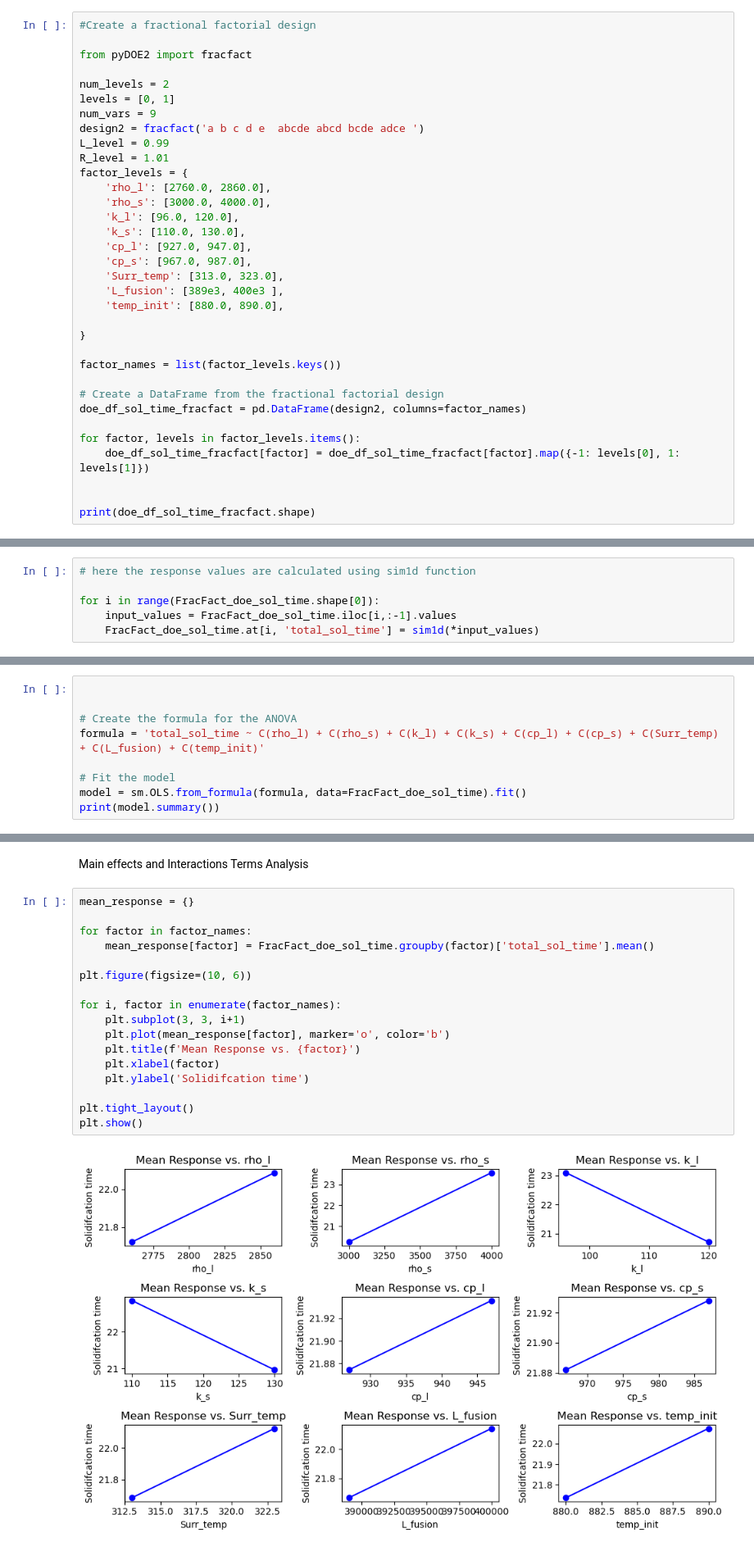
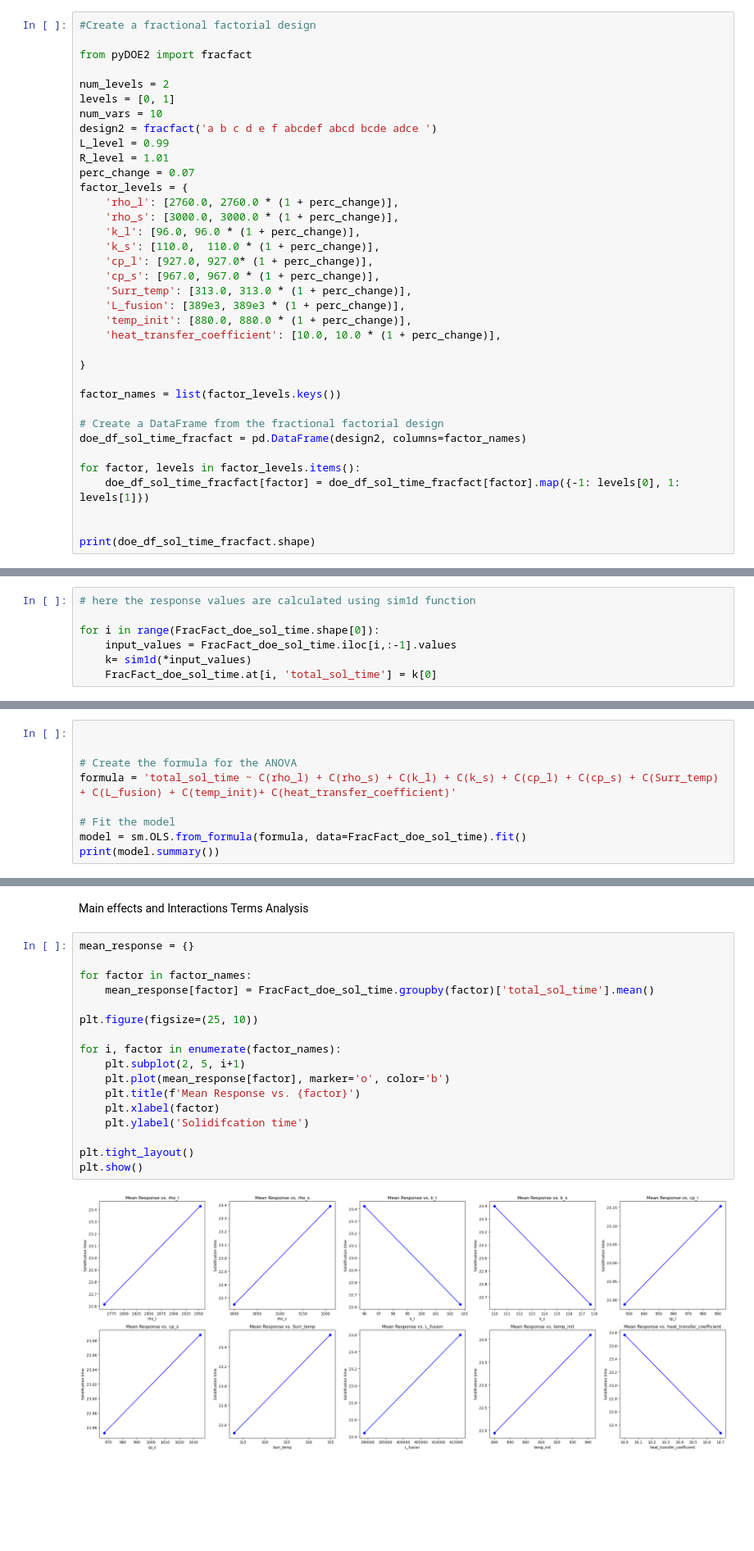
Before and after one commit to radhikrammohan/1D_HT_Pinn, a Jupyter notebook: Data_prep/1D_SVR/DOE/1D_HT_DOE_3.ipynb, the cells around one changed output, grey strips where cells are left out. Shown at 82% size. Saved outputs shown, nothing was run; the diff lists cells and outputs as text; blank space fills up the shorter version.

```diff
--- a/Data_prep/1D_SVR/DOE/1D_HT_DOE_3.ipynb
+++ b/Data_prep/1D_SVR/DOE/1D_HT_DOE_3.ipynb
@@ -81,20 +66,22 @@ from pyDOE2 import fracfact
 
 num_levels = 2
 levels = [0, 1]
-num_vars = 9
-design2 = fracfact('a b c d e  abcde abcd bcde adce ')
+num_vars = 10
+design2 = fracfact('a b c d e f abcdef abcd bcde adce ')
 L_level = 0.99
 R_level = 1.01
+perc_change = 0.07
 factor_levels = {
-    'rho_l': [2760.0, 2860.0],
-    'rho_s': [3000.0, 4000.0],
-    'k_l': [96.0, 120.0],
-    'k_s': [110.0, 130.0],
-    'cp_l': [927.0, 947.0],
-    'cp_s': [967.0, 987.0],
-    'Surr_temp': [313.0, 323.0],
-    'L_fusion': [389e3, 400e3 ],
-    'temp_init': [880.0, 890.0],
+    'rho_l': [2760.0, 2760.0 * (1 + perc_change)],
+    'rho_s': [3000.0, 3000.0 * (1 + perc_change)],
+    'k_l': [96.0, 96.0 * (1 + perc_change)],
+    'k_s': [110.0,  110.0 * (1 + perc_change)],
+    'cp_l': [927.0, 927.0* (1 + perc_change)],
+    'cp_s': [967.0, 967.0 * (1 + perc_change)],
+    'Surr_temp': [313.0, 313.0 * (1 + perc_change)],
+    'L_fusion': [389e3, 389e3 * (1 + perc_change)],
+    'temp_init': [880.0, 880.0 * (1 + perc_change)],
+    'heat_transfer_coefficient': [10.0, 10.0 * (1 + perc_change)],
 
 }
 
@@ -121,4 +108,5 @@ FracFact_doe_sol_time['total_sol_time'] = [0.0] * FracFact_doe_sol_time.shape[0]
 
 for i in range(FracFact_doe_sol_time.shape[0]):
     input_values = FracFact_doe_sol_time.iloc[i,:-1].values
-    FracFact_doe_sol_time.at[i, 'total_sol_time'] = sim1d(*input_values)
+    k= sim1d(*input_values)
+    FracFact_doe_sol_time.at[i, 'total_sol_time'] = k[0]
@@ -138,7 +144,7 @@ Regression model is developed
 
 
 # Create the formula for the ANOVA
-formula = 'total_sol_time ~ C(rho_l) + C(rho_s) + C(k_l) + C(k_s) + C(cp_l) + C(cp_s) + C(Surr_temp) + C(L_fusion) + C(temp_init)'
+formula = 'total_sol_time ~ C(rho_l) + C(rho_s) + C(k_l) + C(k_s) + C(cp_l) + C(cp_s) + C(Surr_temp) + C(L_fusion) + C(temp_init)+ C(heat_transfer_coefficient)'
 
 # Fit the model
 model = sm.OLS.from_formula(formula, data=FracFact_doe_sol_time).fit()
@@ -421,22 +390,22 @@ Main effects and Interactions Terms Analysis
 # %%
 mean_response = {}
 
 for factor in factor_names:
     mean_response[factor] = FracFact_doe_sol_time.groupby(factor)['total_sol_time'].mean()
 
-plt.figure(figsize=(10, 6))
+plt.figure(figsize=(25, 10))
 
 for i, factor in enumerate(factor_names):
-    plt.subplot(3, 3, i+1)
+    plt.subplot(2, 5, i+1)
     plt.plot(mean_response[factor], marker='o', color='b')
     plt.title(f'Mean Response vs. {factor}')
     plt.xlabel(factor)
     plt.ylabel('Solidifcation time')
 
 plt.tight_layout()
 plt.show()
 # %% [output]
-[figure, old version]
+[figure, new version]
 # %%
 # # Function to plot interaction effects
 # def plot_interaction(df, factor1, factor2, response):
```
Also changed, not shown: parts of 31 cells of this notebook, 12 other files.
